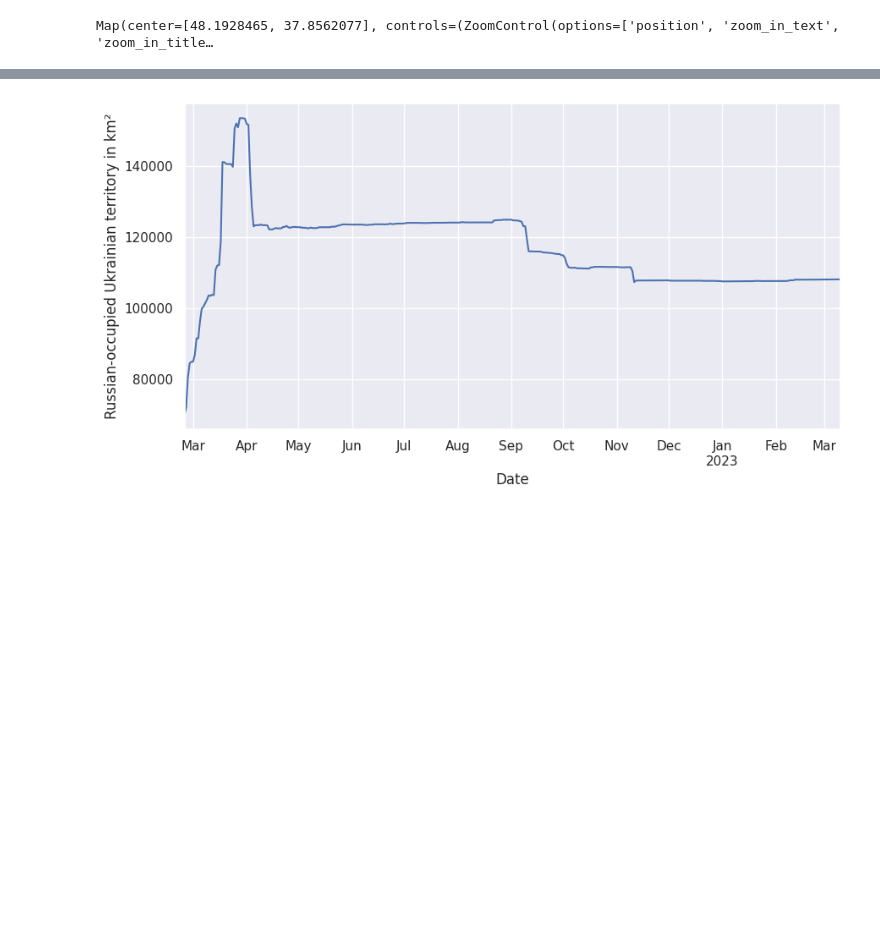
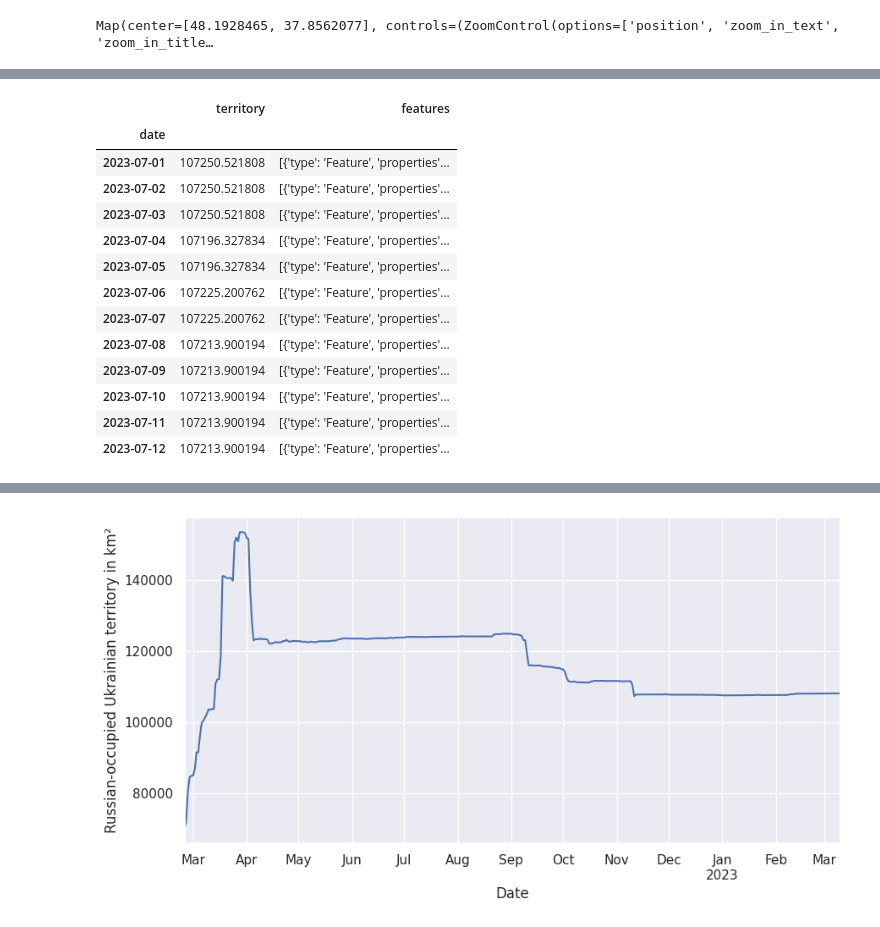
Before and after one commit to conflict-investigations/liveuamap-analysis, a Jupyter notebook: liveuamap_territory.ipynb, the cells around one changed output, grey strips where cells are left out. Saved outputs shown, nothing was run; the diff lists cells and outputs as text; code cells hidden in the pictures; blank space fills up the shorter version.

```diff
--- a/liveuamap_territory.ipynb
+++ b/liveuamap_territory.ipynb
@@ -217,0 +311,17 @@ Map(center=[48.1928465, 37.8562077], controls=(ZoomControl(options=['position',
+# %%
+nzz_df['2023-07-01':]
+# %% [output]
+|  | territory | features |
+| date |  |  |
+| 2023-07-01 | 107250.521808 | [{'type': 'Feature', 'properties'... |
+| 2023-07-02 | 107250.521808 | [{'type': 'Feature', 'properties'... |
+| 2023-07-03 | 107250.521808 | [{'type': 'Feature', 'properties'... |
+| 2023-07-04 | 107196.327834 | [{'type': 'Feature', 'properties'... |
+| 2023-07-05 | 107196.327834 | [{'type': 'Feature', 'properties'... |
+| 2023-07-06 | 107225.200762 | [{'type': 'Feature', 'properties'... |
+| 2023-07-07 | 107225.200762 | [{'type': 'Feature', 'properties'... |
+| 2023-07-08 | 107213.900194 | [{'type': 'Feature', 'properties'... |
+| 2023-07-09 | 107213.900194 | [{'type': 'Feature', 'properties'... |
+| 2023-07-10 | 107213.900194 | [{'type': 'Feature', 'properties'... |
+| 2023-07-11 | 107213.900194 | [{'type': 'Feature', 'properties'... |
+| 2023-07-12 | 107213.900194 | [{'type': 'Feature', 'properties'... |
```
Also changed, not shown: parts of 54 cells of this notebook.
